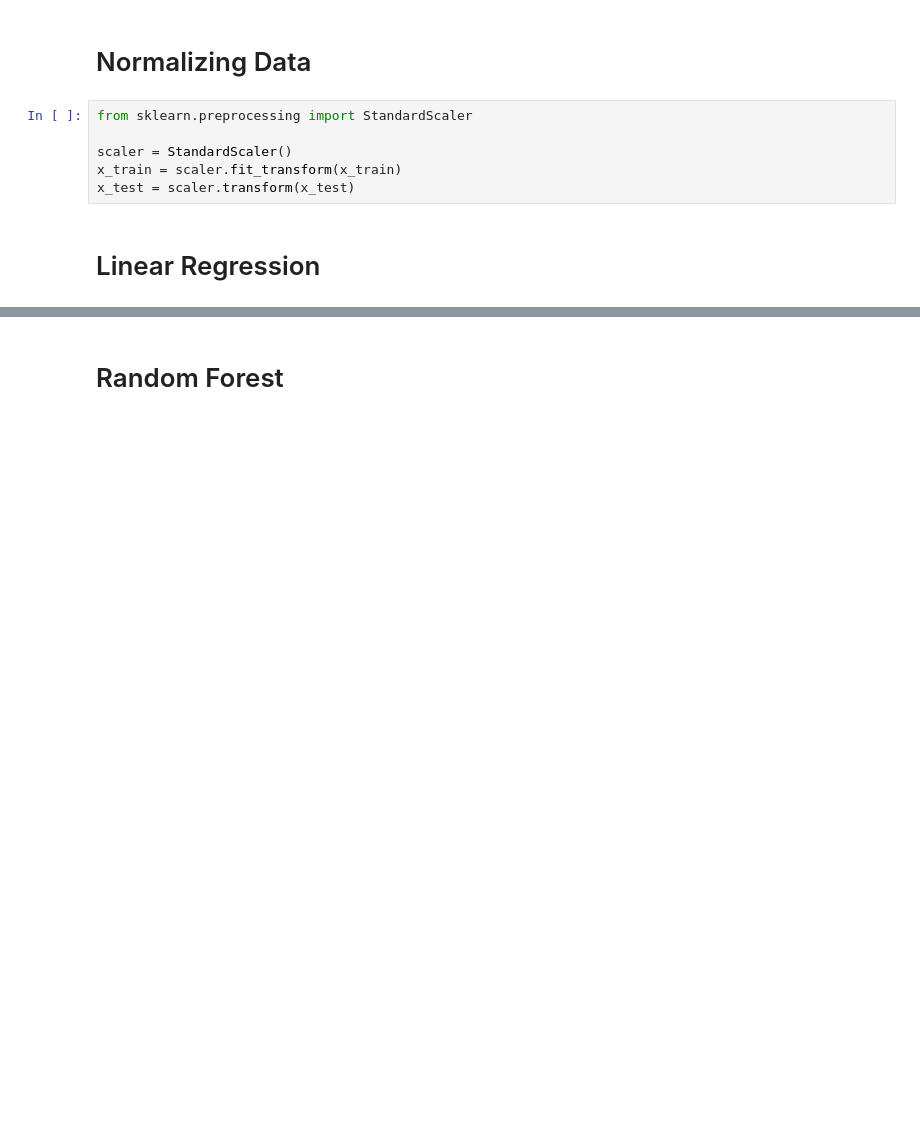
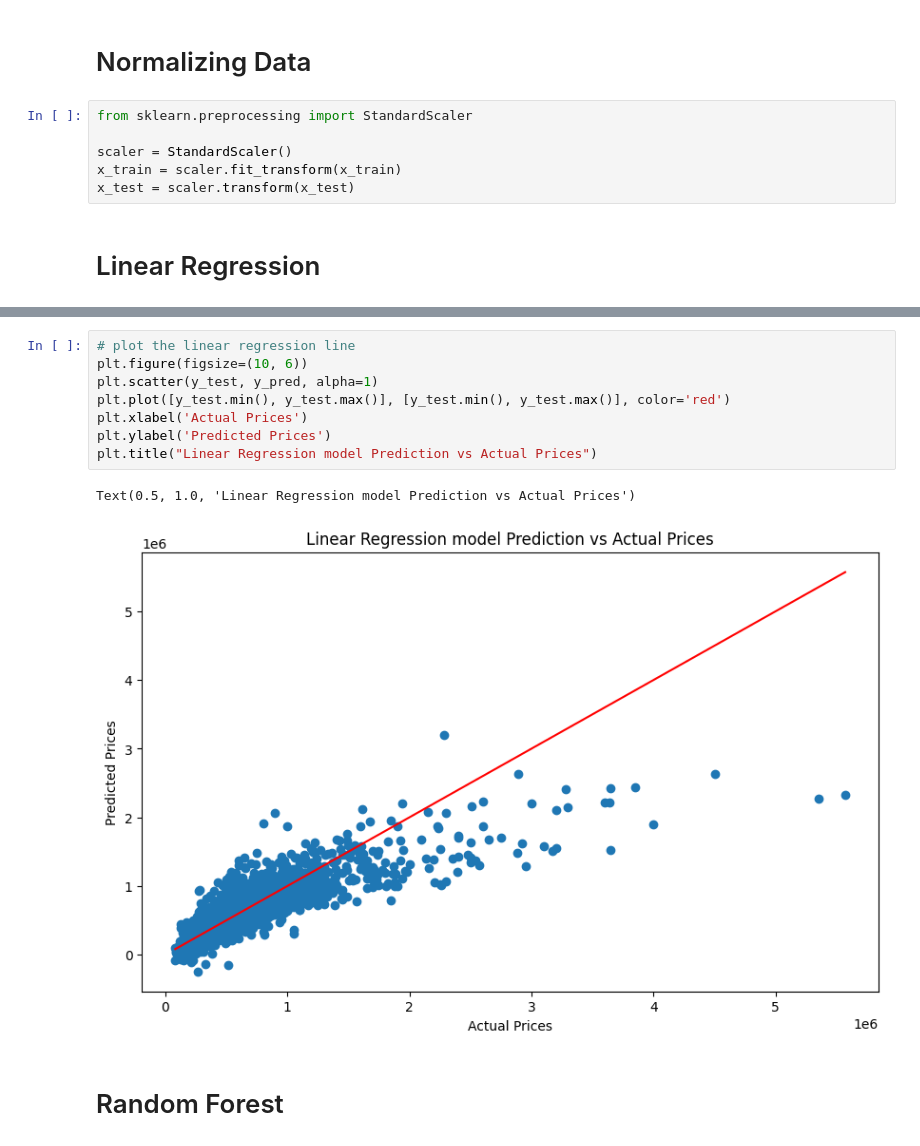
Before and after one commit to amanuelcm27/HousePricePrediction, a Jupyter notebook: housePrediction.ipynb, the cells around one changed output, grey strips where cells are left out. Saved outputs shown, nothing was run; the diff lists cells and outputs as text; blank space fills up the shorter version.

```diff
--- a/housePrediction.ipynb
+++ b/housePrediction.ipynb
@@ -172,3 +171,14 @@ R-squared: 0.6618138575454648
+# %%
+# plot the linear regression line
+plt.figure(figsize=(10, 6))
+plt.scatter(y_test, y_pred, alpha=1)
+plt.plot([y_test.min(), y_test.max()], [y_test.min(), y_test.max()], color='red')
+plt.xlabel('Actual Prices')
+plt.ylabel('Predicted Prices')
+plt.title("Linear Regression model Prediction vs Actual Prices")
+# %% [output]
+Text(0.5, 1.0, 'Linear Regression model Prediction vs Actual Prices')
+[figure, added]
 # %% [markdown]
 # Random Forest
 # %%
```
Also changed, not shown: parts of 13 cells of this notebook, 2 other files.
